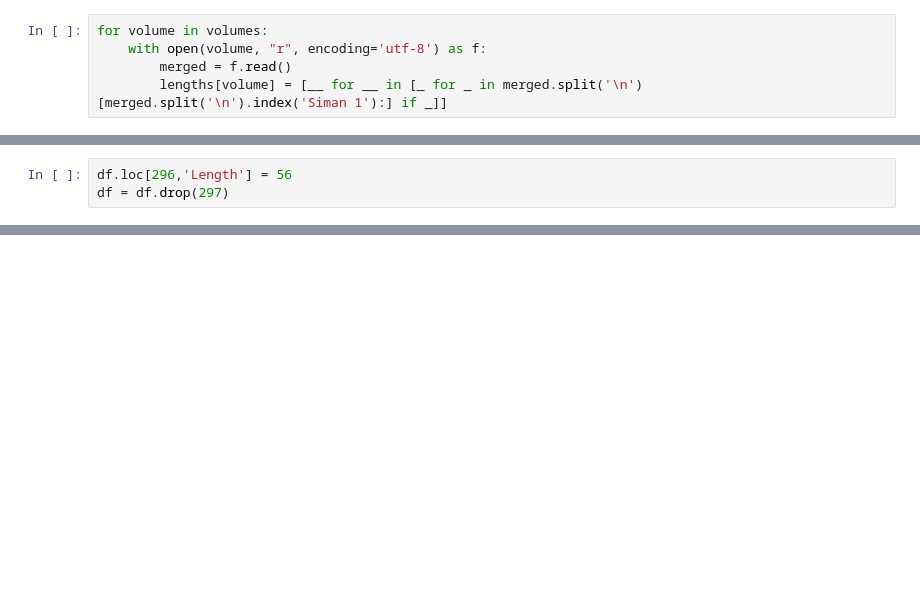
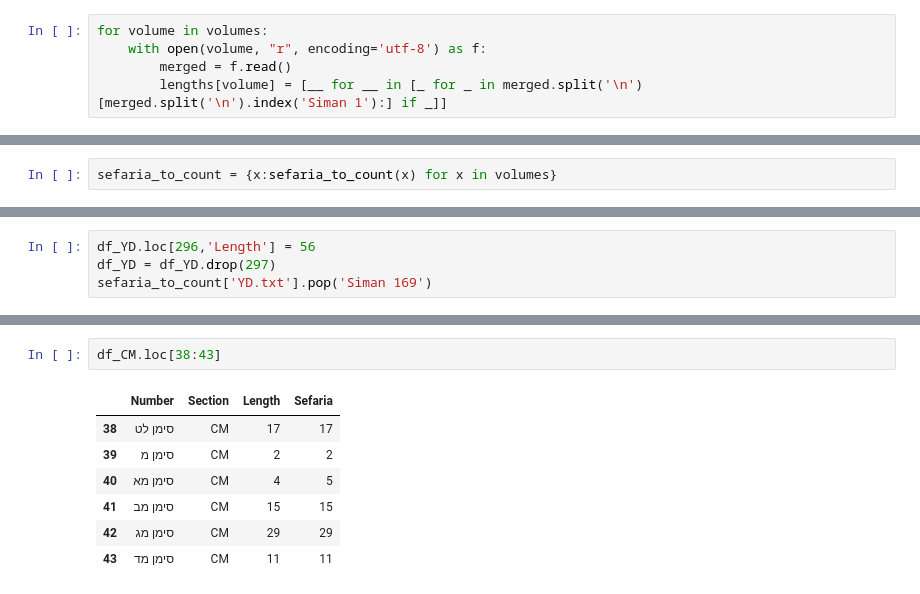
Before and after one commit to lordgrenville/shulchan-aruch-count, a Jupyter notebook: shulchan aruch.ipynb, the cells around one changed output, grey strips where cells are left out. Cells and saved outputs as stored; diff of their text form; blank space fills up the shorter version.

```diff
--- a/shulchan aruch.ipynb
+++ b/shulchan aruch.ipynb
@@ -428,0 +445,2 @@ temp = {k:simanim[k] for k in list(simanim.keys())[::-1]}
+# %%
+sefaria_to_count = {x:sefaria_to_count(x) for x in volumes}
@@ -431,3 +451,4 @@ For YD: Siman 297 was doubled
 # %%
-df.loc[296,'Length'] = 56
-df = df.drop(297)
+df_YD.loc[296,'Length'] = 56
+df_YD = df_YD.drop(297)
+sefaria_to_count['YD.txt'].pop('Siman 169')
@@ -475,0 +497,10 @@ df_CM.to_csv('CM.csv')
+# %%
+df_CM.loc[38:43]
+# %% [output]
+|  | Number | Section | Length | Sefaria |
+| 38 | סימן לט | CM | 17 | 17 |
+| 39 | סימן מ | CM | 2 | 2 |
+| 40 | סימן מא | CM | 4 | 5 |
+| 41 | סימן מב | CM | 15 | 15 |
+| 42 | סימן מג | CM | 29 | 29 |
+| 43 | סימן מד | CM | 11 | 11 |
```
Also changed, not shown: parts of 27 cells of this notebook.
